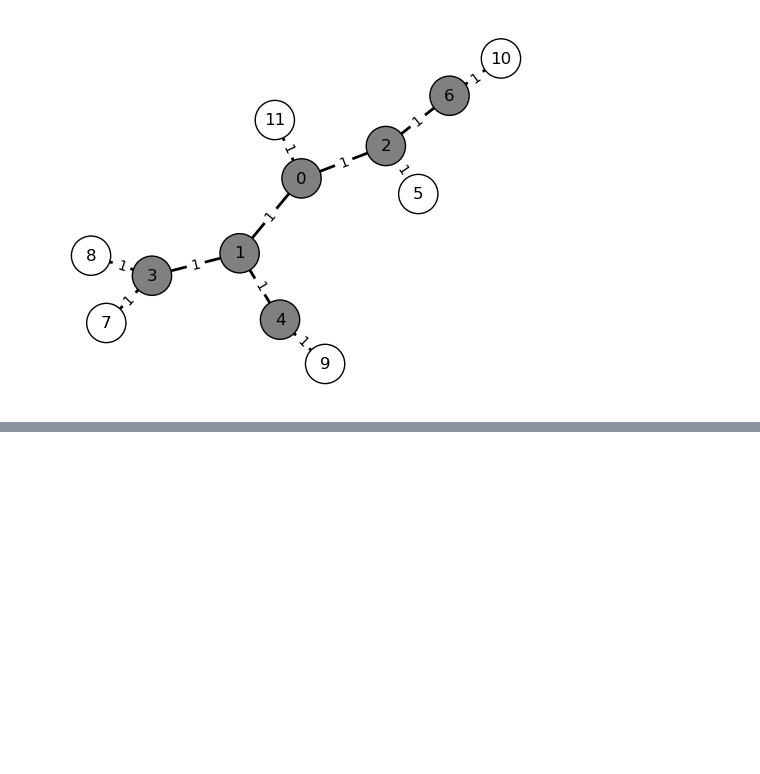
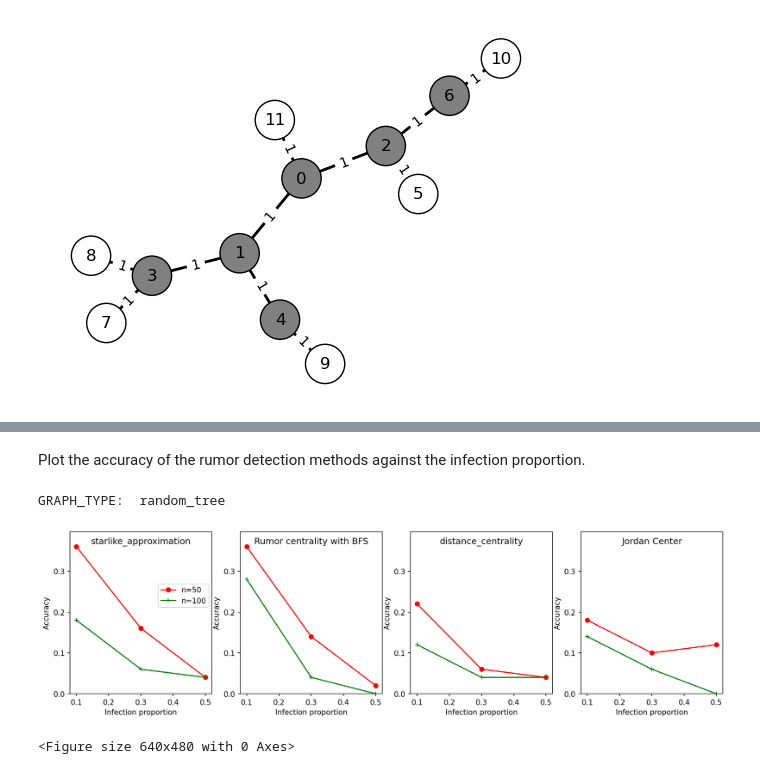
Before and after one commit to yoaocopy/rumor_boundary, a Jupyter notebook: gh_rumor_contiuous.ipynb, the cells around one changed output, grey strips where cells are left out. Drawn from its saved outputs; the diff is of its cells as text; code cells hidden in the pictures; blank space fills up the shorter version.

```diff
--- a/gh_rumor_contiuous.ipynb
+++ b/gh_rumor_contiuous.ipynb
@@ -747,0 +752,55 @@ all_results
+# %% [markdown]
+Plot the accuracy of the rumor detection methods against the infection proportion.
+# %%
+# Select the index of graph types in `graph_type_to_test` for plotting
+graph_type_index = 0
+
+graph_type_to_test=["random_tree", "ER", "WS_small_world"]
+GRAPH_TYPE=graph_type_to_test[graph_type_index]
+print("GRAPH_TYPE: ", GRAPH_TYPE)
+
+statistic_list=["zero_error_rate", "one_hop_error_rate"]
+
+STATISTIC="zero_error_rate"
+
+USE_SAME_YLIM=True
+max_value=0
+for centrality in centrality_type_to_test:
+    max_value=max(max_value, np.nanmax(all_results[GRAPH_TYPE][centrality][STATISTIC][:,0,:]))
+
+fmt_list=['r-','g-','b-','c-.','m-.','y-.']
+marker_list=['o','+','^','o','+','^']
+# point_fmt_list=['ro-','g+-','b^-', 'co-','m+-','y^-']
+
+
+n_subfig=len(centrality_type_to_test)
+
+fig, axs = plt.subplots(n_subfig//4,4,figsize=(16, 2*n_subfig//2),dpi=150)
+
+
+fig=plt.figure()
+for c in range(len(centrality_type_to_test)):
+    for i in range(len(n_list)):
+        axs[c%4].plot(target_infected_ratio_list,all_results[GRAPH_TYPE][centrality_type_to_test[c]][STATISTIC][i,0,:],fmt_list[i],marker=marker_list[i],label='n='+str(n_list[i]))
+        # axs[c%4].plot(target_infected_ratio_list,all_results[GRAPH_TYPE][centrality_type_to_test[c]][STATISTIC][i,0,:],point_fmt_list[i])
+    # axs[c%4].set_title(centrality_type_to_test[c]+ ': '+ STATISTIC+' - infection proportion in ' + GRAPH_TYPE+' graph')
+    axs[c%4].set_title(customize_legend(centrality_type_to_test[c]),y=0.9)
+    # plt.text(0.02,0.3,'')
+    axs[c%4].set_xlabel('Infection proportion')
+    axs[c%4].xaxis.set_major_locator(plt.MultipleLocator(0.1))
+    # axs[c%4].set_ylabel(STATISTIC)
+    axs[c%4].set_ylabel('Accuracy')
+    axs[c%4].yaxis.set_major_locator(plt.MultipleLocator(0.1))
+    if c==0:
+        axs[c%4].legend(bbox_to_anchor=(0,0.48,0.98,0.2), borderaxespad=0)
+    if USE_SAME_YLIM==True:
+        axs[c%4].set_ylim(0, max_value * 1.1)
+    else:
+        axs[c%4].set_ylim()
+
+fig.subplots_adjust(hspace=0.3)
+plt.show()
+# %% [output]
+GRAPH_TYPE:  random_tree
+[figure, added]
+<Figure size 640x480 with 0 Axes>
```
Also changed, not shown: parts of 19 cells of this notebook.
